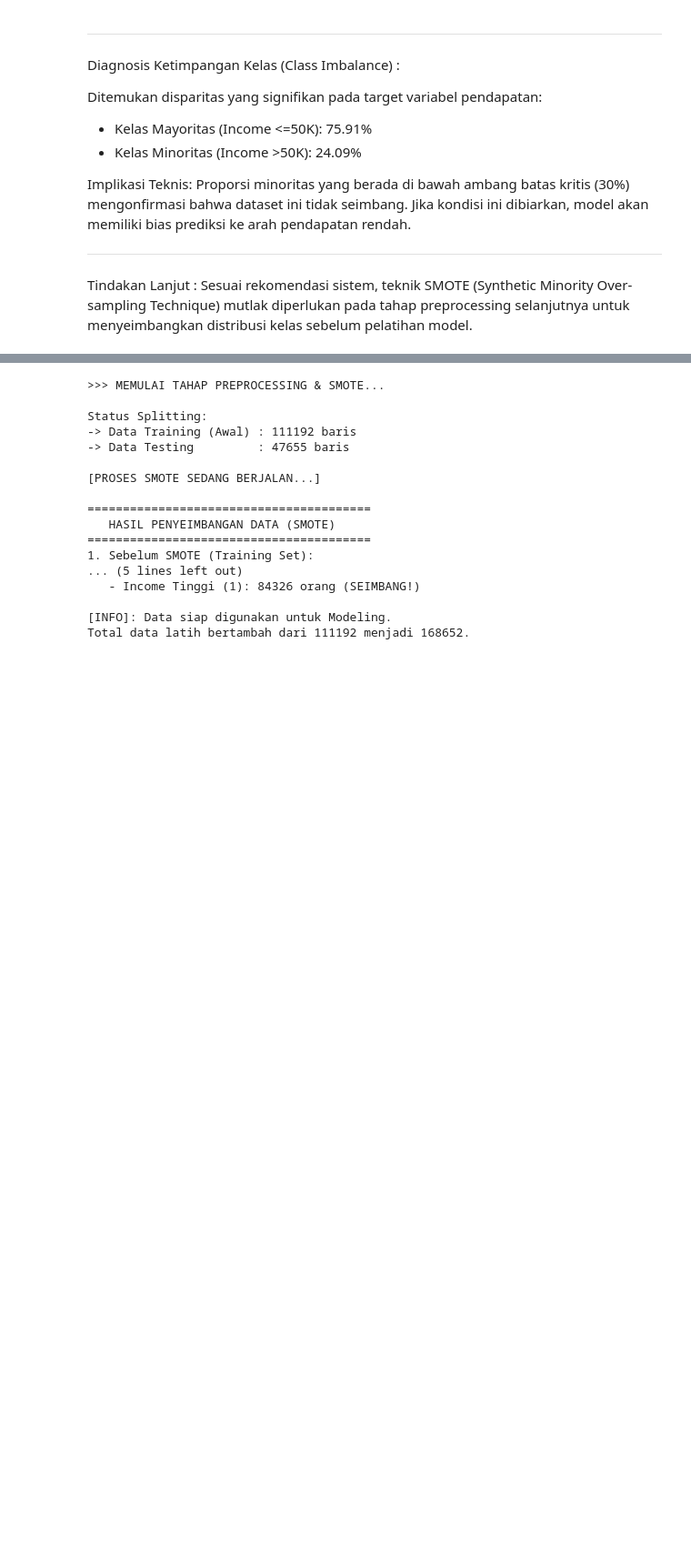
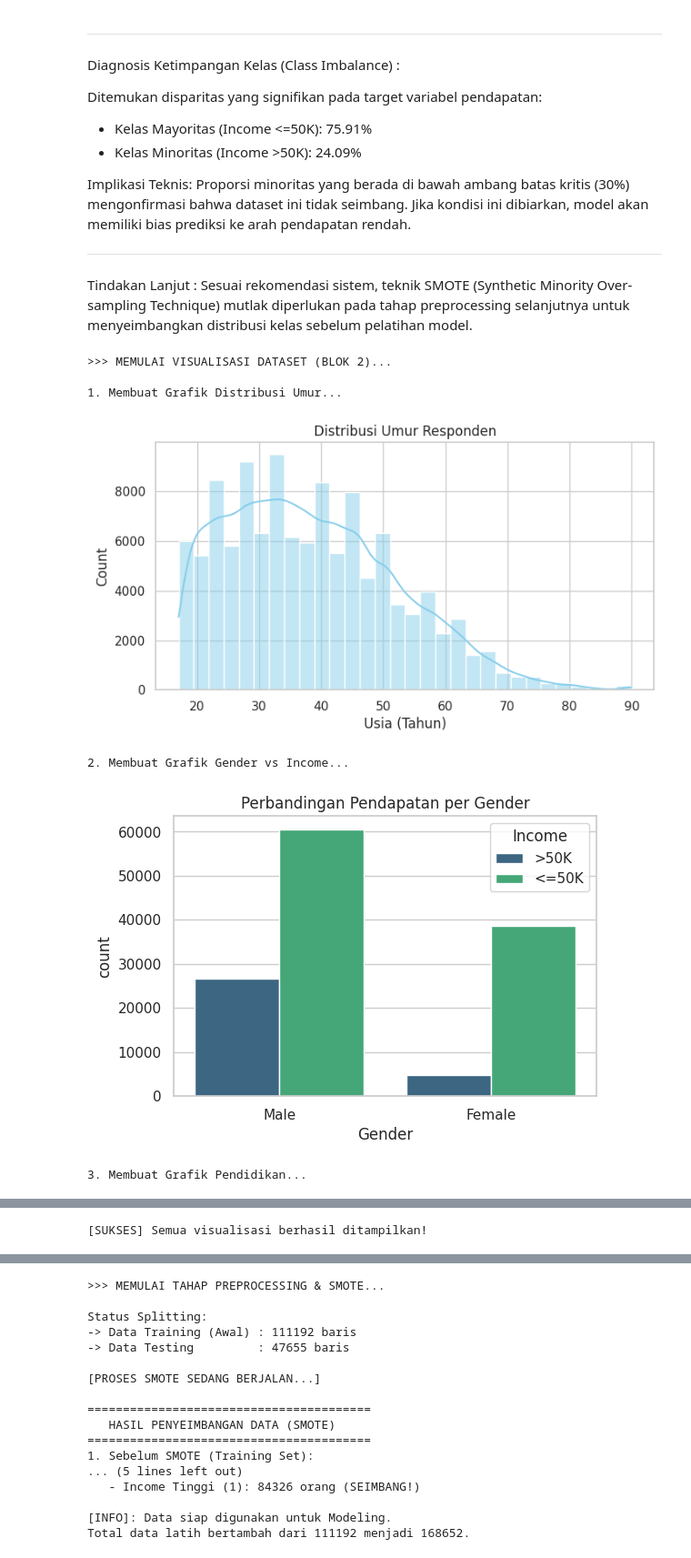
Before and after one commit to midaasyafii-sys/Tubes-Fintech-Occupation-Outcomes, a Jupyter notebook: Tubes_Fintech_5_0.ipynb, the cells around one changed output, grey strips where cells are left out. Shown: that part at 91% size. Drawn from its saved outputs; the diff is of its cells as text; code cells hidden in the pictures; blank space fills up the shorter version.

```diff
--- a/Tubes_Fintech_5_0.ipynb
+++ b/Tubes_Fintech_5_0.ipynb
@@ -114,3 +114,68 @@ Implikasi Teknis: Proporsi minoritas yang berada di bawah ambang batas kritis (3
 
 
 Tindakan Lanjut : Sesuai rekomendasi sistem, teknik SMOTE (Synthetic Minority Over-sampling Technique) mutlak diperlukan pada tahap preprocessing selanjutnya untuk menyeimbangkan distribusi kelas sebelum pelatihan model.
+# %%
+# ==============================================================================
+# BLOK 2: VISUALISASI EKSPLORATIF
+# ==============================================================================
+import seaborn as sns
+import matplotlib.pyplot as plt
+import pandas as pd
+
+print(">>> MEMULAI VISUALISASI DATASET (BLOK 2)...\n")
+
+# --- SAFETY CHECK ---
+# Kita cek apakah variable 'df' sudah ada dari Blok 1?
+# Kalau belum, kita load ulang biar gak error.
+if 'df' not in locals():
+    print("[INFO]: Variable 'df' belum ditemukan. Melakukan load ulang data...")
+    filename = 'Dataset_RAW_Occupation_Outcomes.xlsx - Occupations.csv'
+    try:
+        df = pd.read_csv(filename)
+    except:
+        print("[FATAL ERROR]: File CSV tidak ditemukan! Upload file dulu ya.")
+        df = None
+
+if df is not None:
+    # Quick cleaning khusus visualisasi
+    df_viz = df.dropna(subset=['Income']).copy()
+
+    # Set style grafik biar rapi
+    sns.set_theme(style="whitegrid")
+
+    # --- GRAFIK 1: DISTRIBUSI UMUR ---
+    print("1. Membuat Grafik Distribusi Umur...")
+    plt.figure(figsize=(8, 4))
+    sns.histplot(data=df_viz, x='Age', kde=True, color='skyblue', bins=30)
+    plt.title('Distribusi Umur Responden')
+    plt.xlabel('Usia (Tahun)')
+    plt.show()
+
+    # --- GRAFIK 2: GENDER vs INCOME ---
+    print("2. Membuat Grafik Gender vs Income...")
+    plt.figure(figsize=(6, 4))
+    sns.countplot(data=df_viz, x='Gender', hue='Income', palette='viridis')
+    plt.title('Perbandingan Pendapatan per Gender')
+    plt.show()
+
+    # --- GRAFIK 3: PENDIDIKAN (Top 10) ---
+    print("3. Membuat Grafik Pendidikan...")
+    plt.figure(figsize=(8, 5))
+    # Ambil 10 pendidikan terbanyak aja biar gak numpuk
+    top_edu = df_viz['Education'].value_counts().nlargest(10).index
+    sns.countplot(data=df_viz[df_viz['Education'].isin(top_edu)], y='Education',
+                  hue='Education', order=top_edu, palette='magma', legend=False)
+    plt.title('Top 10 Latar Belakang Pendidikan')
+    plt.show()
+
+    print("\n[SUKSES] Semua visualisasi berhasil ditampilkan!")
+else:
+    print("\n[STOP] Proses berhenti karena file data tidak ada.")
+# %% [output]
+>>> MEMULAI VISUALISASI DATASET (BLOK 2)...
+
+1. Membuat Grafik Distribusi Umur...
+[figure, added]
+2. Membuat Grafik Gender vs Income...
+[figure, added]
+3. Membuat Grafik Pendidikan...
@@ -116,0 +183 @@ Tindakan Lanjut : Sesuai rekomendasi sistem, teknik SMOTE (Synthetic Minority Ov
+[SUKSES] Semua visualisasi berhasil ditampilkan!
```
Also changed, not shown: parts of 10 cells of this notebook.
